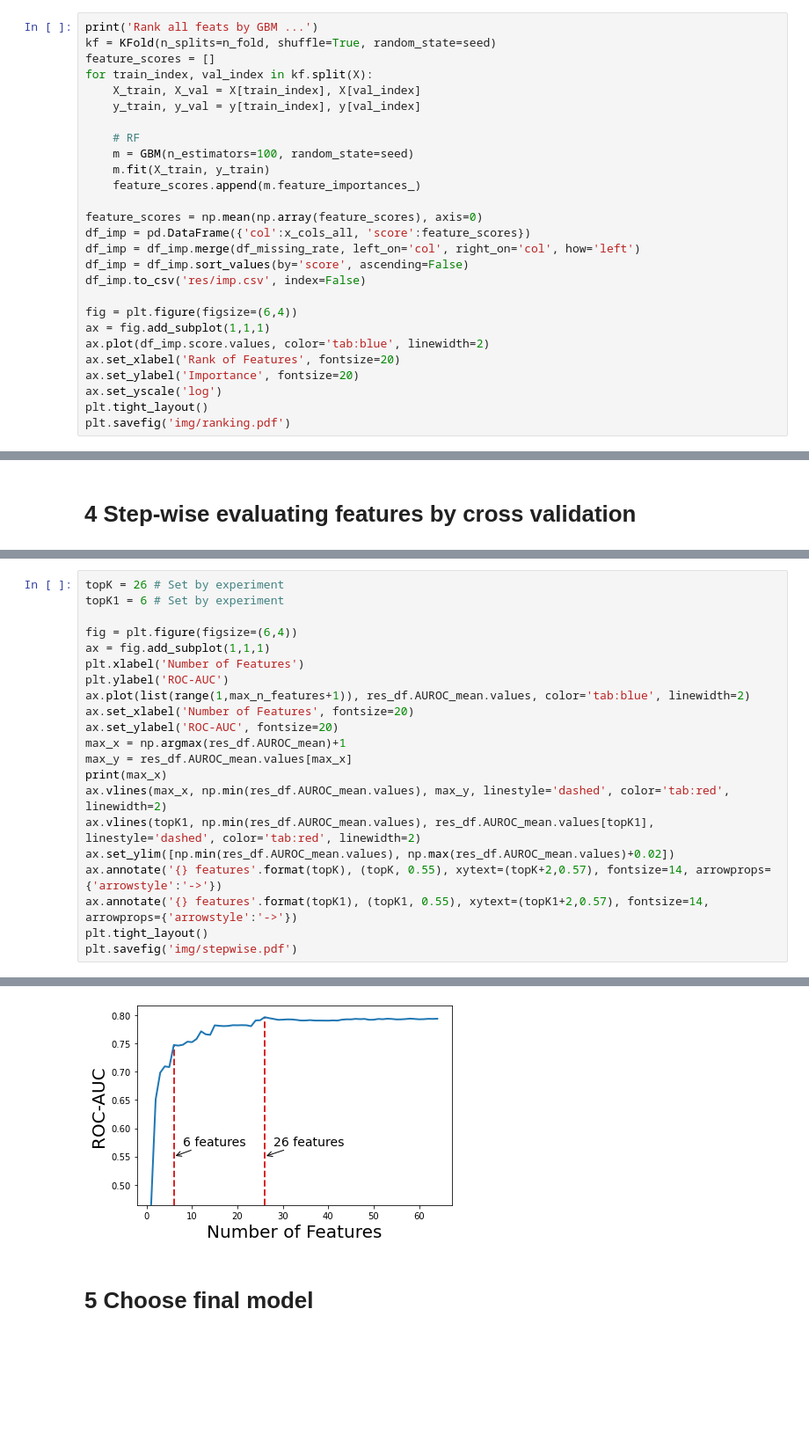
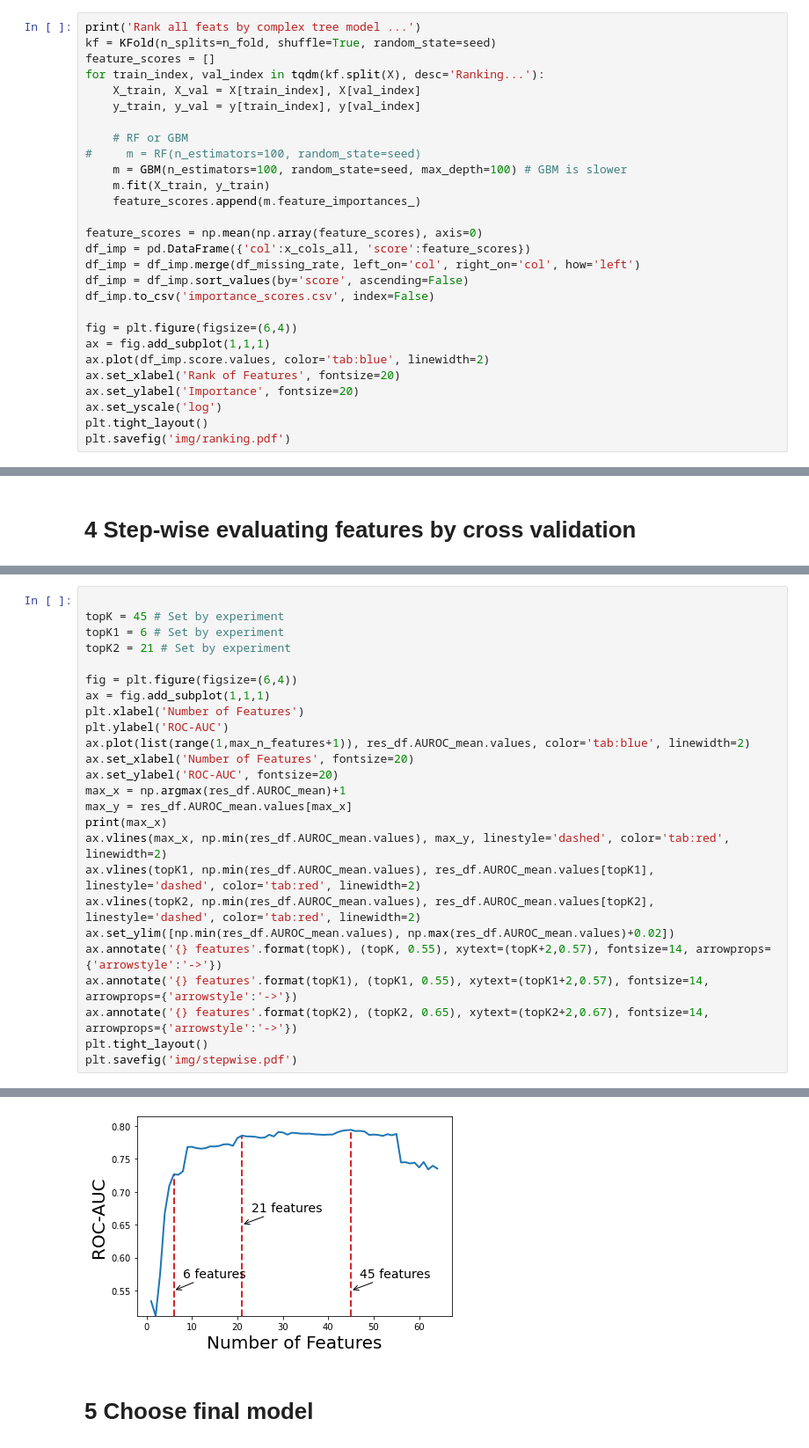
Before and after one commit to hsd1503/PIC_mortality, a Jupyter notebook: run_exp.ipynb, the cells around one changed output, grey strips where cells are left out. Shown: that part at 88% size. Drawn from its saved outputs; the diff is of its cells as text; blank space fills up the shorter version.

```diff
--- a/run_exp.ipynb
+++ b/run_exp.ipynb
@@ -144,15 +144,16 @@ Counter({0: 2502, 1: 150}) 0.05656108597285068
 # %% [markdown]
 # 3 Rank all features
 # %%
-print('Rank all feats by GBM ...')
+print('Rank all feats by complex tree model ...')
 kf = KFold(n_splits=n_fold, shuffle=True, random_state=seed)
 feature_scores = []
-for train_index, val_index in kf.split(X):
+for train_index, val_index in tqdm(kf.split(X), desc='Ranking...'):
     X_train, X_val = X[train_index], X[val_index]
     y_train, y_val = y[train_index], y[val_index]
 
-    # RF
-    m = GBM(n_estimators=100, random_state=seed)
+    # RF or GBM
+#     m = RF(n_estimators=100, random_state=seed)
+    m = GBM(n_estimators=100, random_state=seed, max_depth=100) # GBM is slower
     m.fit(X_train, y_train)
     feature_scores.append(m.feature_importances_)
 
@@ -160,7 +161,7 @@ feature_scores = np.mean(np.array(feature_scores), axis=0)
 df_imp = pd.DataFrame({'col':x_cols_all, 'score':feature_scores})
 df_imp = df_imp.merge(df_missing_rate, left_on='col', right_on='col', how='left')
 df_imp = df_imp.sort_values(by='score', ascending=False)
-df_imp.to_csv('res/imp.csv', index=False)
+df_imp.to_csv('importance_scores.csv', index=False)
 
 fig = plt.figure(figsize=(6,4))
 ax = fig.add_subplot(1,1,1)
@@ -206,8 +209,10 @@ res_df.columns = ['topK', 'AUROC_mean', 'AUPRC_mean', 'AUROC_std', 'AUPRC_std']
 # %% [output]
 Evaluating top feats by cross validation ...
 # %%
-topK = 26 # Set by experiment
+
+topK = 45 # Set by experiment
 topK1 = 6 # Set by experiment
+topK2 = 21 # Set by experiment
 
 fig = plt.figure(figsize=(6,4))
 ax = fig.add_subplot(1,1,1)
@@ -221,9 +226,11 @@ max_y = res_df.AUROC_mean.values[max_x]
 print(max_x)
 ax.vlines(max_x, np.min(res_df.AUROC_mean.values), max_y, linestyle='dashed', color='tab:red', linewidth=2)
 ax.vlines(topK1, np.min(res_df.AUROC_mean.values), res_df.AUROC_mean.values[topK1], linestyle='dashed', color='tab:red', linewidth=2)
+ax.vlines(topK2, np.min(res_df.AUROC_mean.values), res_df.AUROC_mean.values[topK2], linestyle='dashed', color='tab:red', linewidth=2)
 ax.set_ylim([np.min(res_df.AUROC_mean.values), np.max(res_df.AUROC_mean.values)+0.02])
 ax.annotate('{} features'.format(topK), (topK, 0.55), xytext=(topK+2,0.57), fontsize=14, arrowprops={'arrowstyle':'->'})
 ax.annotate('{} features'.format(topK1), (topK1, 0.55), xytext=(topK1+2,0.57), fontsize=14, arrowprops={'arrowstyle':'->'})
+ax.annotate('{} features'.format(topK2), (topK2, 0.65), xytext=(topK2+2,0.67), fontsize=14, arrowprops={'arrowstyle':'->'})
 plt.tight_layout()
 plt.savefig('img/stepwise.pdf')
 # %% [output]
@@ -231,4 +238,4 @@ plt.savefig('img/stepwise.pdf')
-[figure, old version]
+[figure, new version]
 # %% [markdown]
 # 5 Choose final model
 # %%
```
Also changed, not shown: parts of 4 cells of this notebook, 8 other files.
